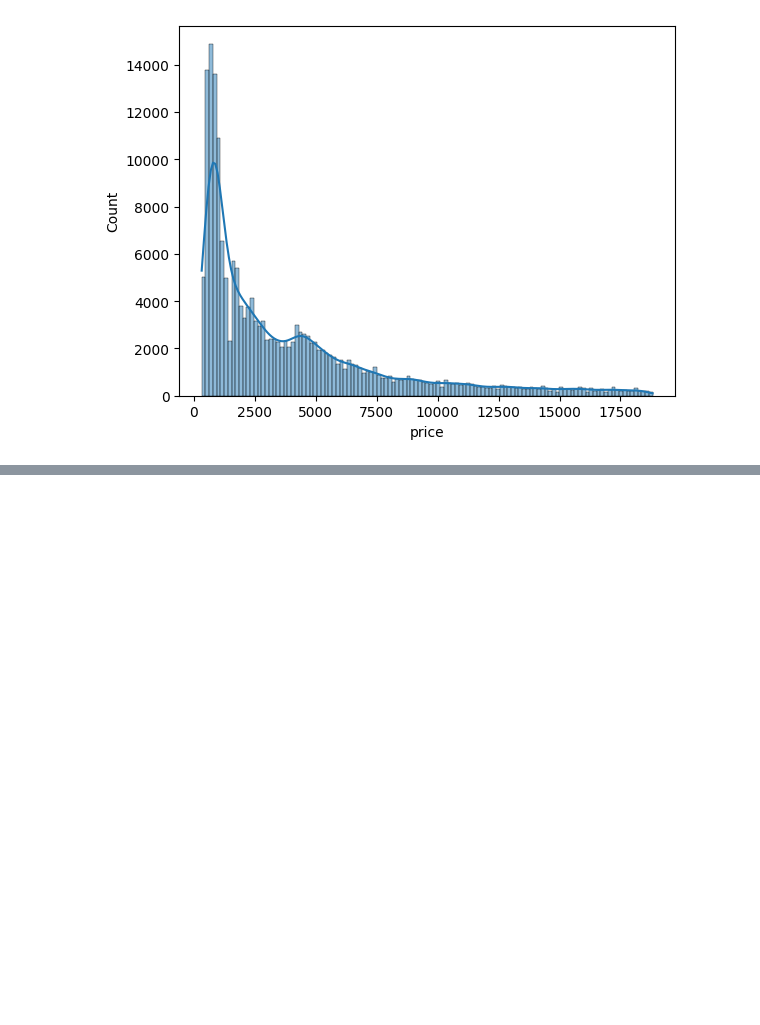
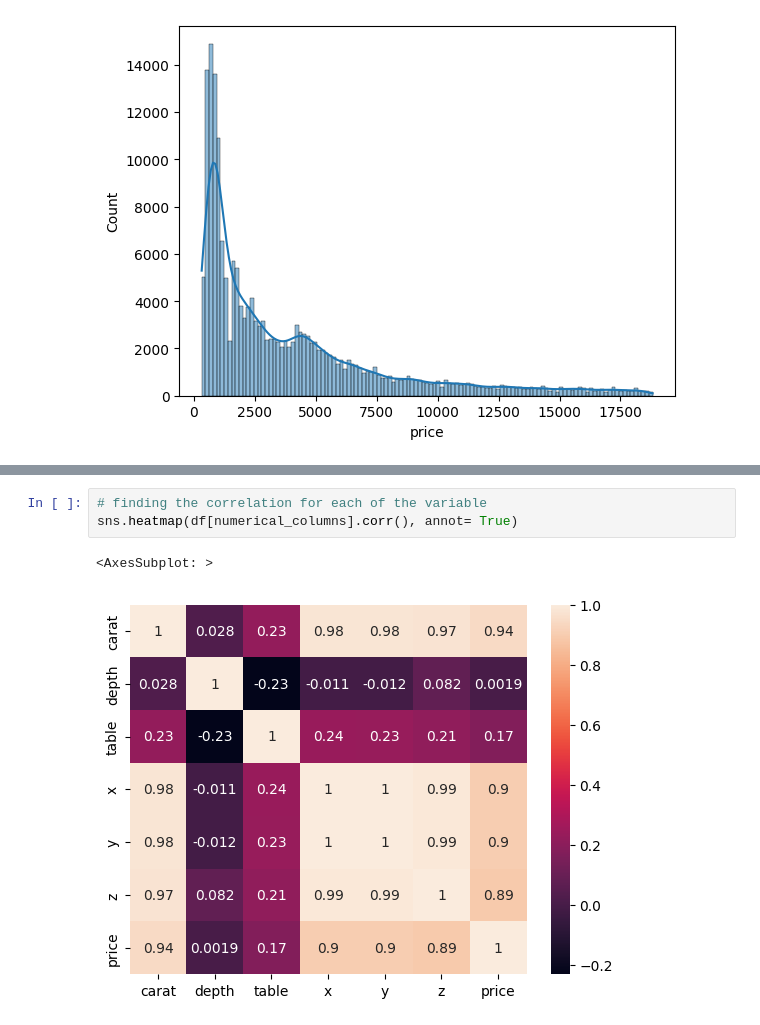
Before and after one commit to RajnishAdhikari/DiamondPricePrediction, a Jupyter notebook: notebooks/data/EDA.ipynb, the cells around one changed output, grey strips where cells are left out. Saved outputs shown, nothing was run; the diff lists cells and outputs as text; blank space fills up the shorter version.

```diff
--- a/notebooks/data/EDA.ipynb
+++ b/notebooks/data/EDA.ipynb
@@ -162,0 +159,6 @@ for i in categorical_columns:
+# %%
+# finding the correlation for each of the variable
+sns.heatmap(df[numerical_columns].corr(), annot= True)
+# %% [output]
+<AxesSubplot: >
+[figure, added]
```
Also changed, not shown: parts of 8 cells of this notebook.
